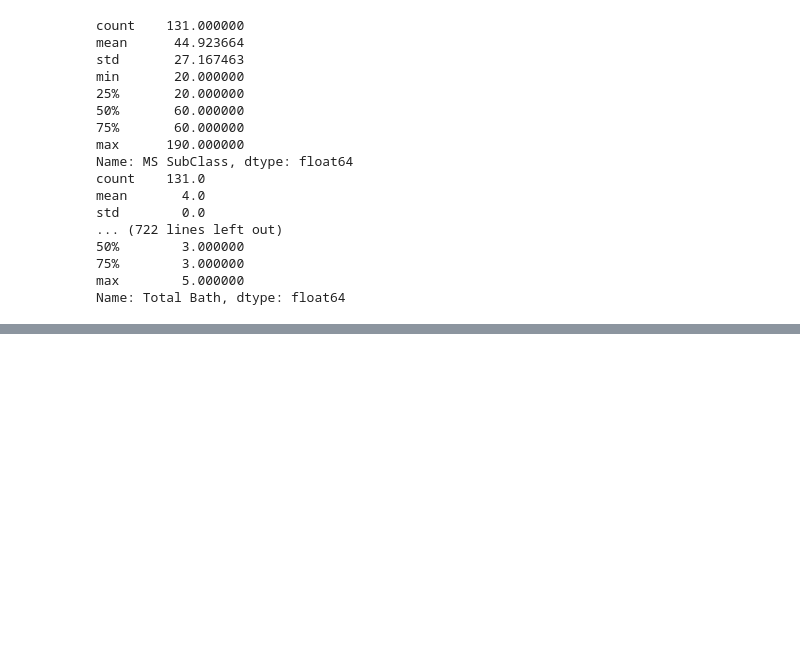
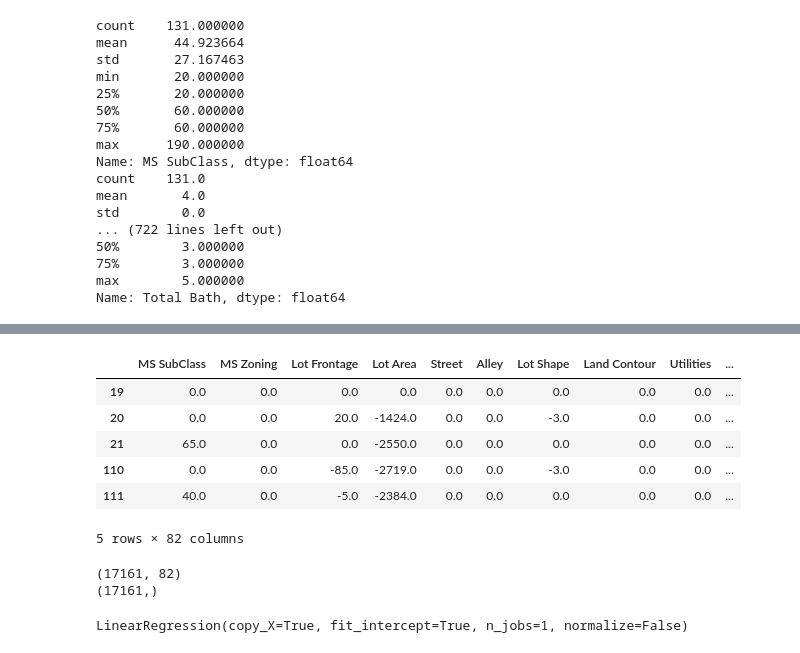
Before and after one commit to rt0161/AmesHousig-Project, a Jupyter notebook: Data_Exploration/ML_Model.ipynb, the cells around one changed output, grey strips where cells are left out. Cells and saved outputs as stored; diff of their text form; code cells hidden in the pictures; blank space fills up the shorter version.

```diff
--- a/Data_Exploration/ML_Model.ipynb
+++ b/Data_Exploration/ML_Model.ipynb
@@ -200,0 +313,16 @@ Name: Total Bath, dtype: float64
+# %%
+diffX.head()
+# %% [output]
+|  | MS SubClass | MS Zoning | Lot Frontage | Lot Area | Street | Alley | Lot Shape | Land Contour | Utilities | ... |
+| 19 | 0.0 | 0.0 | 0.0 | 0.0 | 0.0 | 0.0 | 0.0 | 0.0 | 0.0 | ... |
+| 20 | 0.0 | 0.0 | 20.0 | -1424.0 | 0.0 | 0.0 | -3.0 | 0.0 | 0.0 | ... |
+| 21 | 65.0 | 0.0 | 0.0 | -2550.0 | 0.0 | 0.0 | 0.0 | 0.0 | 0.0 | ... |
+| 110 | 0.0 | 0.0 | -85.0 | -2719.0 | 0.0 | 0.0 | -3.0 | 0.0 | 0.0 | ... |
+| 111 | 40.0 | 0.0 | -5.0 | -2384.0 | 0.0 | 0.0 | 0.0 | 0.0 | 0.0 | ... |
+5 rows × 82 columns
+# %%
+print(diffX.shape)
+print(diffy.shape)
+# %% [output]
+(17161, 82)
+(17161,)
@@ -200,0 +332,5 @@ Name: Total Bath, dtype: float64
+# %%
+# plug in the data to do a first fit
+regr_dif0.fit(diffX,diffy)
+# %% [output]
+LinearRegression(copy_X=True, fit_intercept=True, n_jobs=1, normalize=False)
```
Also changed, not shown: parts of 13 cells of this notebook.
